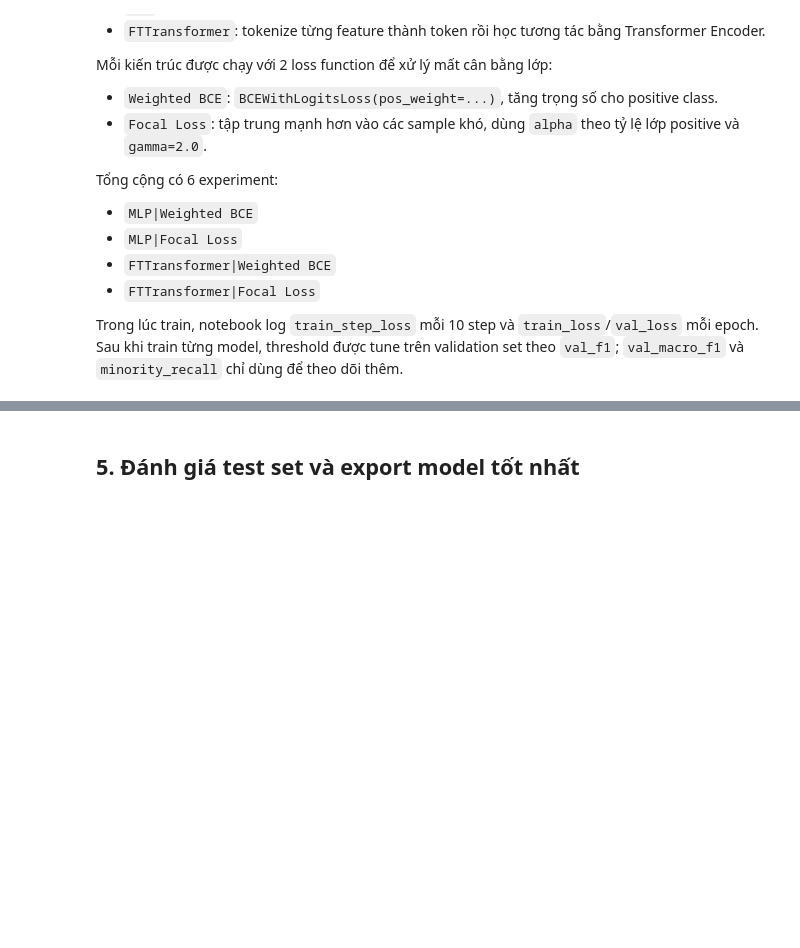
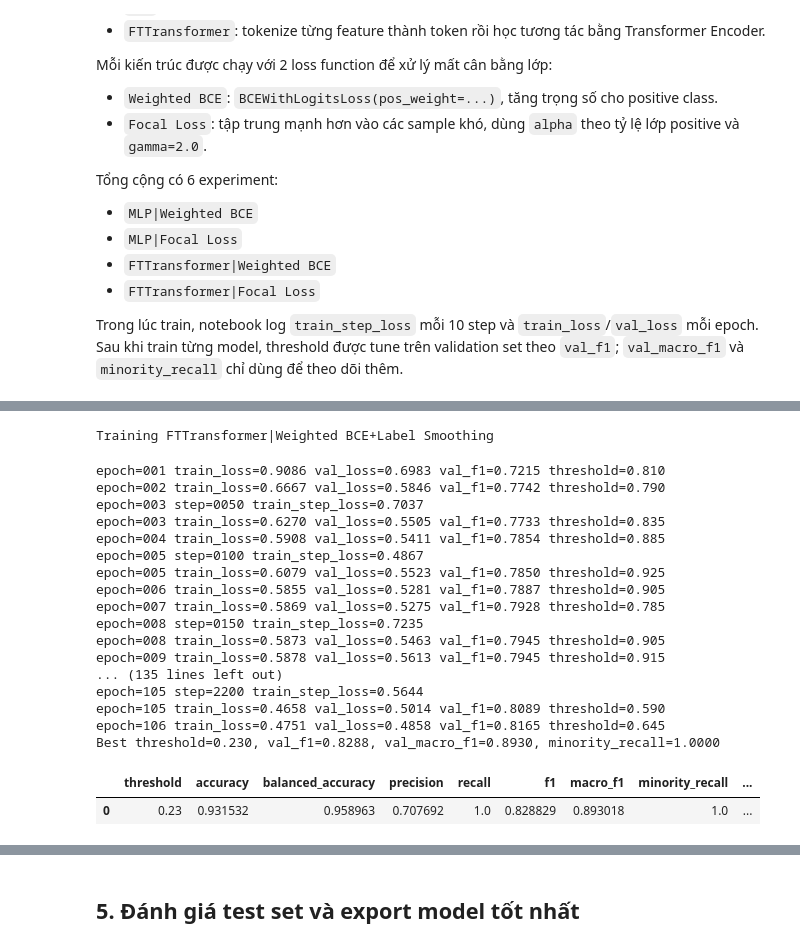
Before and after one commit to kwspringkle/teen-social-media-stress-analysis, a Jupyter notebook: notebooks/03_dl_models.ipynb, the cells around one changed output, grey strips where cells are left out. Saved outputs shown, nothing was run; the diff lists cells and outputs as text; code cells hidden in the pictures; blank space fills up the shorter version.

```diff
--- a/notebooks/03_dl_models.ipynb
+++ b/notebooks/03_dl_models.ipynb
@@ -501,0 +615,31 @@ Best threshold=0.495, val_f1=0.8036, val_macro_f1=0.8770, minority_recall=0.9783
+# %%
+LABEL_SMOOTHING = 0.03
+
+reset_seed(SEED)
+run_experiment(
+    'FTTransformer|Weighted BCE+Label Smoothing',
+    FTTransformerClassifier(n_features=X_train.shape[1], d_token=48, n_heads=4, n_layers=2, dropout=0.25),
+    SmoothBCEWithLogitsLoss(pos_weight=pos_weight, label_smoothing=LABEL_SMOOTHING),
+    lr=5e-4
+)
+# %% [output]
+Training FTTransformer|Weighted BCE+Label Smoothing
+epoch=001 train_loss=0.9086 val_loss=0.6983 val_f1=0.7215 threshold=0.810
+epoch=002 train_loss=0.6667 val_loss=0.5846 val_f1=0.7742 threshold=0.790
+epoch=003 step=0050 train_step_loss=0.7037
+epoch=003 train_loss=0.6270 val_loss=0.5505 val_f1=0.7733 threshold=0.835
+epoch=004 train_loss=0.5908 val_loss=0.5411 val_f1=0.7854 threshold=0.885
+epoch=005 step=0100 train_step_loss=0.4867
+epoch=005 train_loss=0.6079 val_loss=0.5523 val_f1=0.7850 threshold=0.925
+epoch=006 train_loss=0.5855 val_loss=0.5281 val_f1=0.7887 threshold=0.905
+epoch=007 train_loss=0.5869 val_loss=0.5275 val_f1=0.7928 threshold=0.785
+epoch=008 step=0150 train_step_loss=0.7235
+epoch=008 train_loss=0.5873 val_loss=0.5463 val_f1=0.7945 threshold=0.905
+epoch=009 train_loss=0.5878 val_loss=0.5613 val_f1=0.7945 threshold=0.915
+... (135 lines left out)
+epoch=105 step=2200 train_step_loss=0.5644
+epoch=105 train_loss=0.4658 val_loss=0.5014 val_f1=0.8089 threshold=0.590
+epoch=106 train_loss=0.4751 val_loss=0.4858 val_f1=0.8165 threshold=0.645
+Best threshold=0.230, val_f1=0.8288, val_macro_f1=0.8930, minority_recall=1.0000
+|  | threshold | accuracy | balanced_accuracy | precision | recall | f1 | macro_f1 | minority_recall | ... |
+| 0 | 0.23 | 0.931532 | 0.958963 | 0.707692 | 1.0 | 0.828829 | 0.893018 | 1.0 | ... |
```
Also changed, not shown: parts of 19 cells of this notebook, 59 other files.
